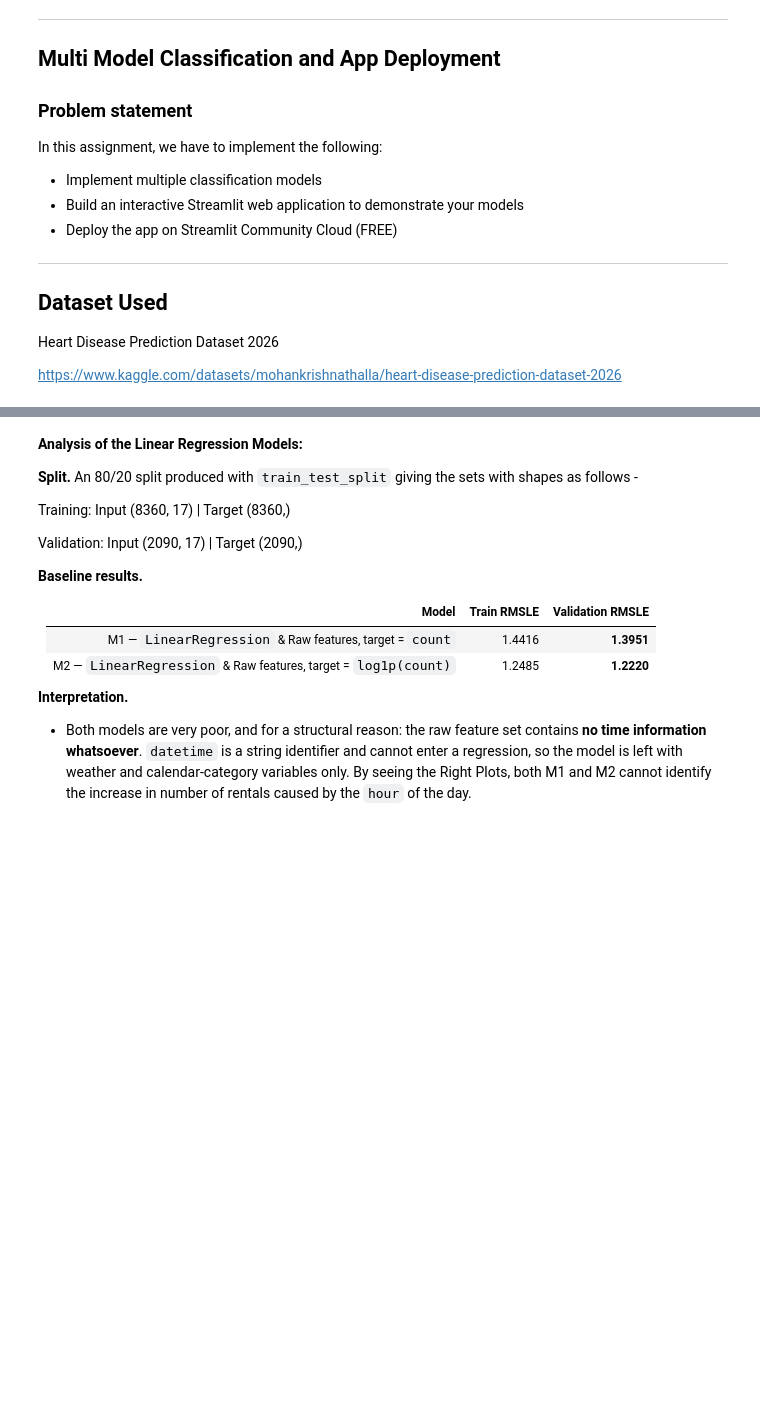
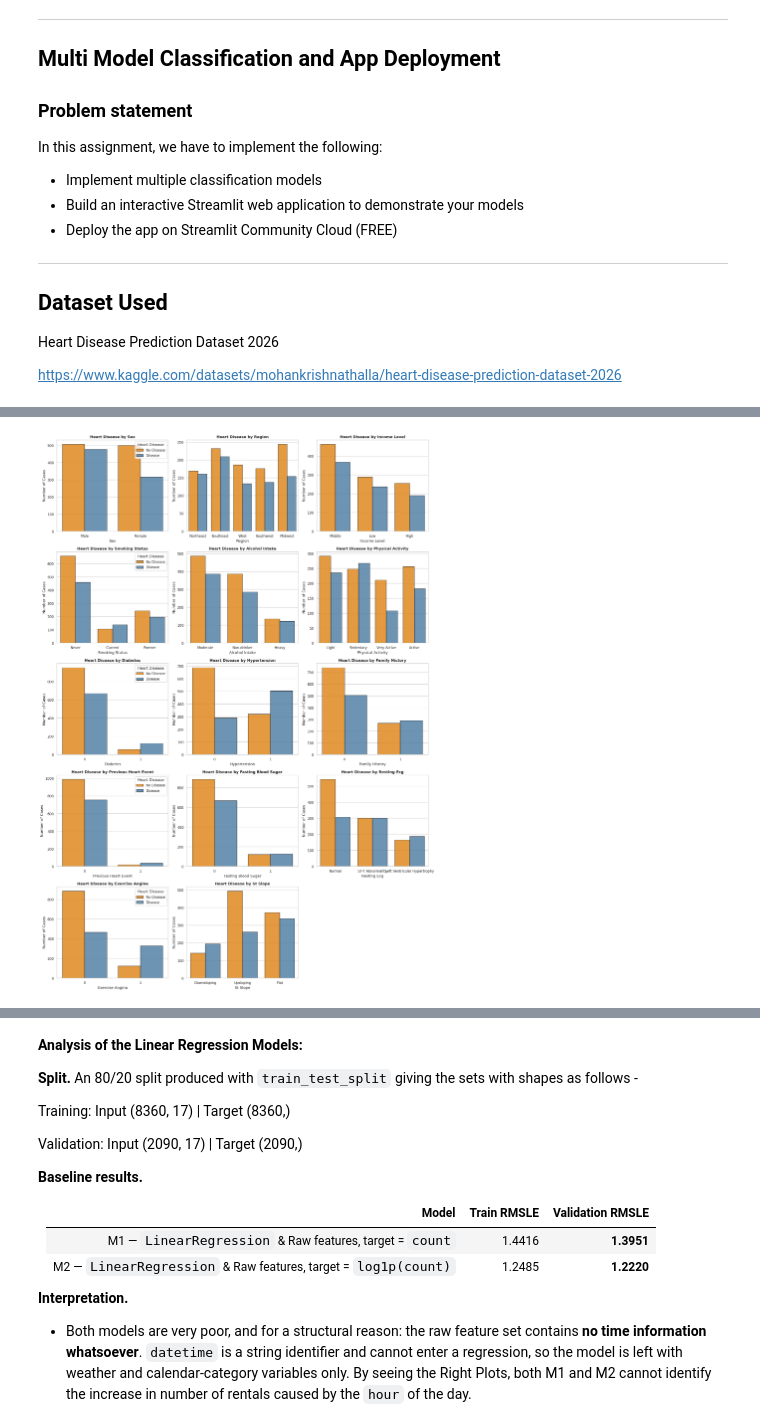
Before and after one commit to RahulGupta1291/ml-assignment-2, a Jupyter notebook: ML_2026AJ05022_Assignment2.ipynb, the cells around one changed output, grey strips where cells are left out. Drawn from its saved outputs; the diff is of its cells as text; code cells hidden in the pictures; blank space fills up the shorter version.

```diff
--- a/ML_2026AJ05022_Assignment2.ipynb
+++ b/ML_2026AJ05022_Assignment2.ipynb
@@ -52,0 +251,28 @@ plt.rcParams.update({"figure.dpi": 110, "figure.autolayout": True, "axes.titlewe
+# %%
+# ---- Initialize the subplot grid ----
+fig, axes = plt.subplots(nrows=5, ncols=3, figsize=(18, 25))
+axes = axes.flatten()
+
+# ---- Loop through each variable and plot the categorical counts
+for i, var in enumerate(categorical_vars):
+    sns.countplot(data=train, x=var, hue="heart_disease", palette={0: "darkorange", 1: "steelblue"}, alpha=0.85, edgecolor="black", linewidth=1, ax=axes[i])
+
+    axes[i].set_title(f"Heart Disease by {var.replace('_', ' ').title()}", fontsize=12, fontweight='bold')
+    axes[i].set_xlabel(var.replace('_', ' ').title())
+    axes[i].set_ylabel("Number of Cases")
+
+    legend = axes[i].get_legend()
+    legend.set_title("Heart Disease")
+    # Display legends on 1st plot of every row to avoid crowding
+    if i % 3 == 0:
+        axes[i].legend(["No Disease", "Disease"], title="Heart Disease")
+    else:
+        axes[i].get_legend().remove()
+
+# ---- Hide the final empty subplot (15th slot) since we only have 14 variables ----
+axes[-1].axis('off')
+
+plt.tight_layout()
+plt.show()
+# %% [output]
+[figure, added]
```
Also changed, not shown: parts of 76 cells of this notebook.
